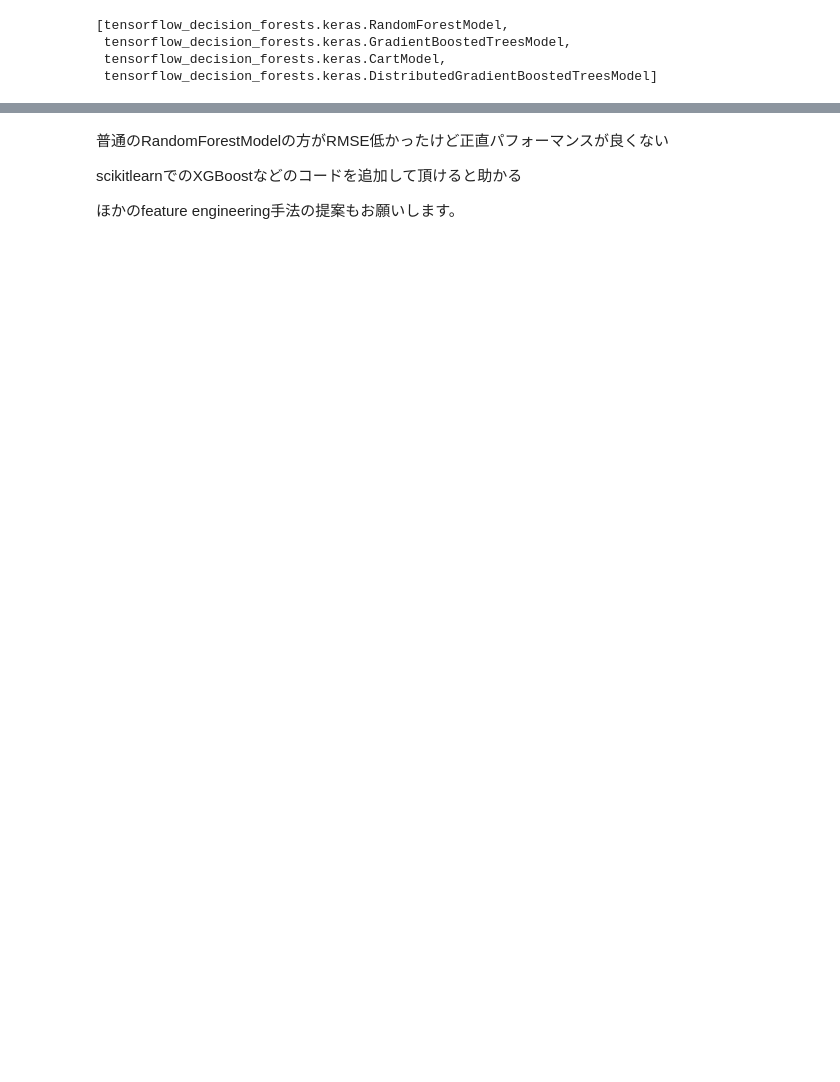
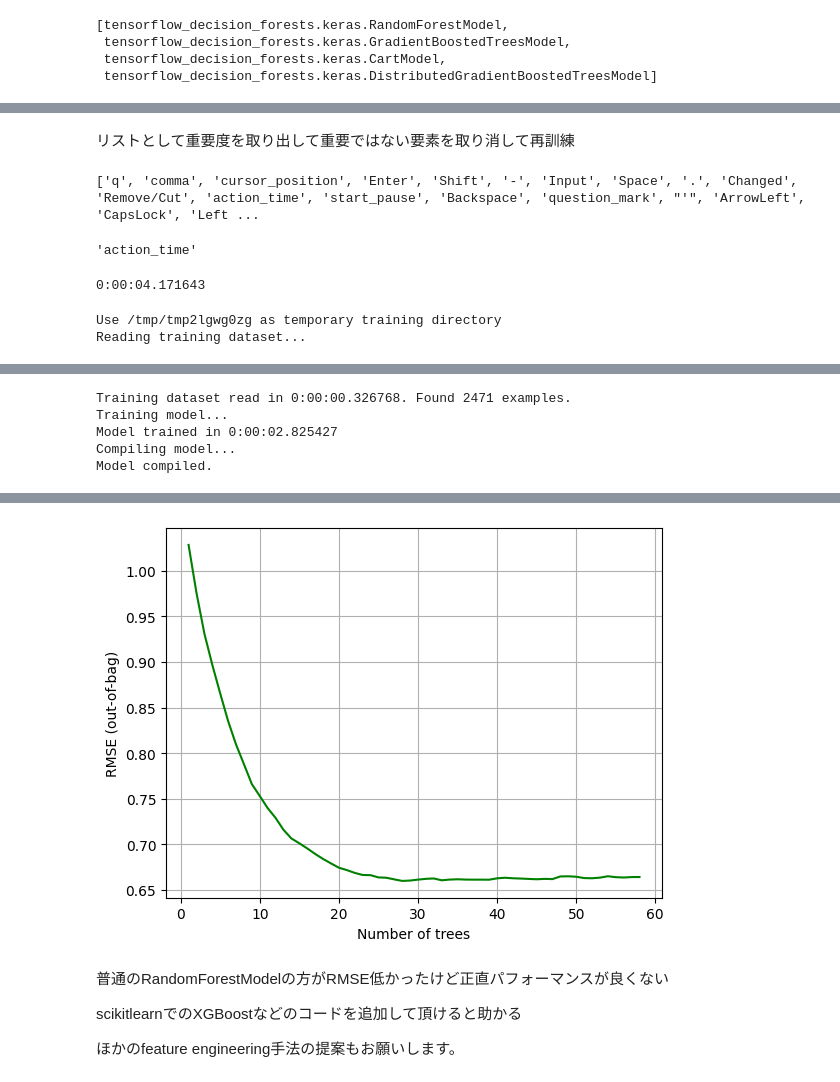
Before and after one commit to blueberrylazjy/kaggle, a Jupyter notebook: TFDF_prototype.ipynb, the cells around one changed output, grey strips where cells are left out. Drawn from its saved outputs; the diff is of its cells as text; code cells hidden in the pictures; blank space fills up the shorter version.

```diff
--- a/TFDF_prototype.ipynb
+++ b/TFDF_prototype.ipynb
@@ -346,0 +361,51 @@ plt.show()
+# %% [markdown]
+リストとして重要度を取り出して重要ではない要素を取り消して再訓練
+# %%
+importance_dict = model.make_inspector().variable_importances()
+importance_list = []
+for key in importance_dict['INV_MEAN_MIN_DEPTH']:
+    text_portion = str(key[:1]).split(" ")[0][1:]
+    importance_list.append(text_portion)
+importance_list = [item.strip('"') for item in importance_list]
+print(importance_list)
+# %% [output]
+['q', 'comma', 'cursor_position', 'Enter', 'Shift', '-', 'Input', 'Space', '.', 'Changed', 'Remove/Cut', 'action_time', 'start_pause', 'Backspace', 'question_mark', "'", 'ArrowLeft', 'CapsLock', 'Left ...
+# %%
+importance_list[11]
+# %% [output]
+'action_time'
+# %%
+_, _, df = pipeline(train_dataset, label_dataset)
+columns_to_keep = importance_list + ["id", "score"]
+columns_to_keep = [col for col in columns_to_keep if col]
+df = df[columns_to_keep]
+
+features = df.columns
+train_ds_tfdf = tfdf.keras.pd_dataframe_to_tf_dataset(df[features[1:]], label="score",
+                                                          task=tfdf.keras.Task.REGRESSION, fix_feature_names=False)
+# %% [output]
+0:00:04.171643
+# %%
+#二度目の訓練
+tuner = tfdf.tuner.RandomSearch(num_trials=20)
+
+tuner.choice("num_trees", [330, 340, 350])
+
+local_search_space = tuner.choice("growing_strategy", ["LOCAL"])
+local_search_space.choice("max_depth", [16, 17])
+
+global_search_space = tuner.choice("growing_strategy", ["BEST_FIRST_GLOBAL"], merge=True)
+global_search_space.choice("max_num_nodes", [300, 340, 360])
+
+model = tfdf.keras.GradientBoostedTreesModel(tuner=tuner, task=tfdf.keras.Task.REGRESSION)
+model.compile(metrics=["rmse"])
+model.fit(x=train_ds_tfdf)
+logs = model.make_inspector().training_logs()
+plt.plot([log.num_trees for log in logs ], [log.evaluation.rmse for log in logs ], color="g")
+plt.xlabel("Number of trees")
+plt.ylabel("RMSE (out-of-bag)")
+plt.grid(True)
+plt.show()
+# %% [output]
+Use /tmp/tmp2lgwg0zg as temporary training directory
+Reading training dataset...
@@ -346,0 +415,5 @@ plt.show()
+Training dataset read in 0:00:00.326768. Found 2471 examples.
+Training model...
+Model trained in 0:00:02.825427
+Compiling model...
+Model compiled.
@@ -347,3 +423,4 @@ plt.show()
+[figure, added]
 # %% [markdown]
 普通のRandomForestModelの方がRMSE低かったけど正直パフォーマンスが良くない
 
```
Also changed, not shown: parts of 26 cells of this notebook.
